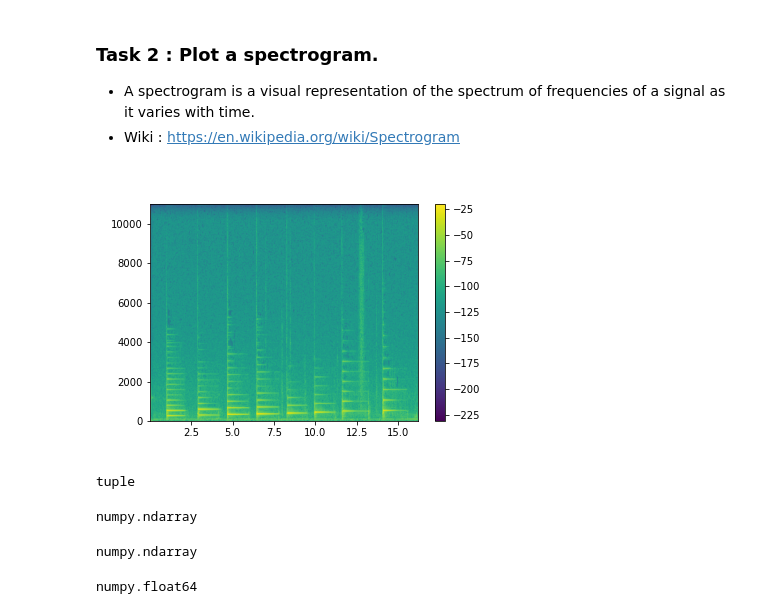
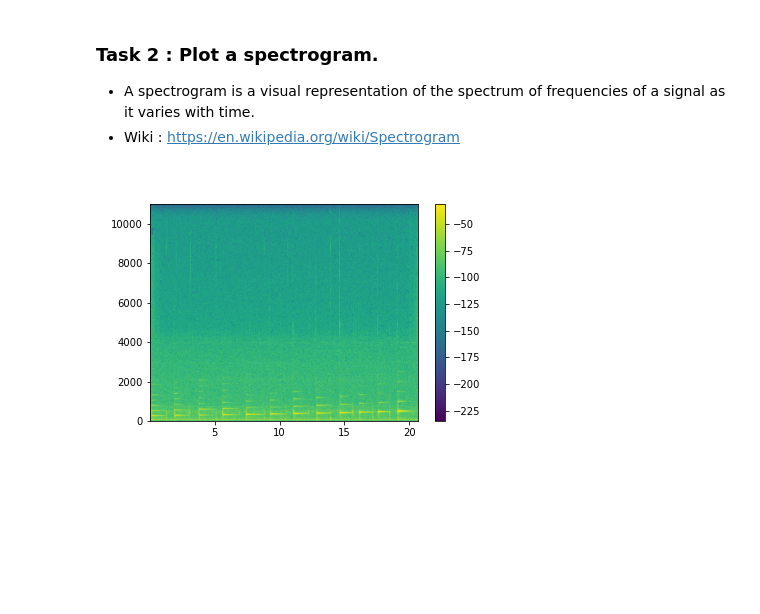
Before and after one commit to SudharshanBR/NewRecording2, a Jupyter notebook: InstrumentRecognition.ipynb, the cells around one changed output. Saved outputs shown, nothing was run; the diff lists cells and outputs as text; code cells hidden in the pictures; blank space fills up the shorter version.

Commit message:
NotesRecognized

```diff
--- a/InstrumentRecognition.ipynb
+++ b/InstrumentRecognition.ipynb
@@ -59,30 +59,17 @@ plt.show()
 - Wiki : https://en.wikipedia.org/wiki/Spectrogram
 # %%
 import librosa
-theAudio, sr = librosa.load("NewRecording3.m4a")
+theAudio, sr = librosa.load("allNotesSlow.m4a")
 # %%
+%matplotlib inline
+%matplotlib widget
+
 if plt:
     plt.close()
-plt.specgram(theAudio[0:1000000],NFFT=1000, Fs=sr, noverlap=100)
+plt.specgram(theAudio,NFFT=1000, Fs=sr, noverlap=100)
 plt.colorbar()
 plt.show()
 # %% [output]
-[figure, old version]
+[figure, new version]
 # %%
 valuesOfSpecGram = plt.specgram(theAudio,NFFT=1000, Fs=sr, noverlap=100)
-# %%
-type(valuesOfSpecGram)
-# %% [output]
-tuple
-# %%
-type(valuesOfSpecGram[0])
-# %% [output]
-numpy.ndarray
-# %%
-type(valuesOfSpecGram[0][0])
-# %% [output]
-numpy.ndarray
-# %%
-type(valuesOfSpecGram[0][0][0])
-# %% [output]
-numpy.float64
```
Also changed, not shown: parts of 26 cells of this notebook, 2 other files.
